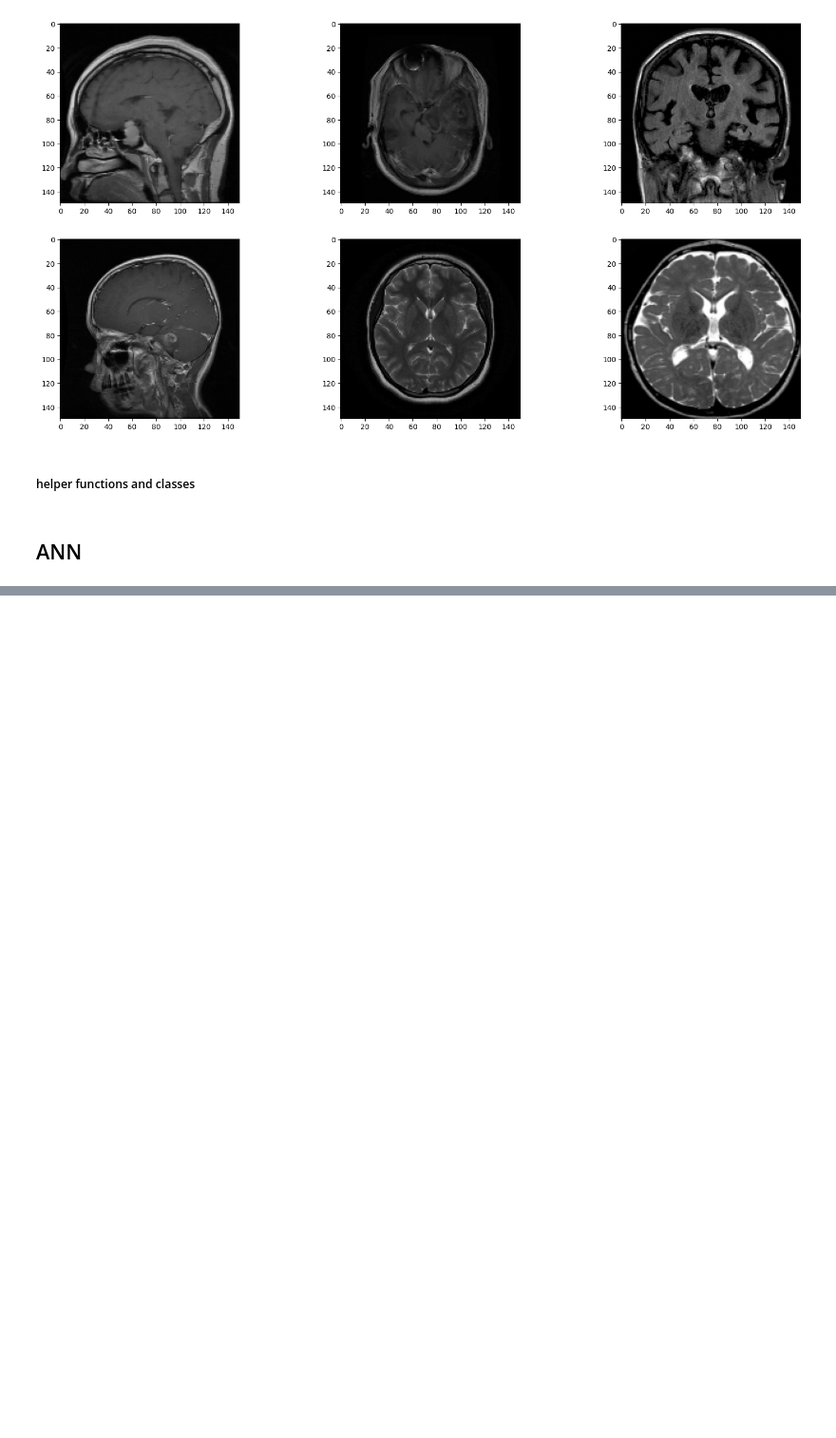
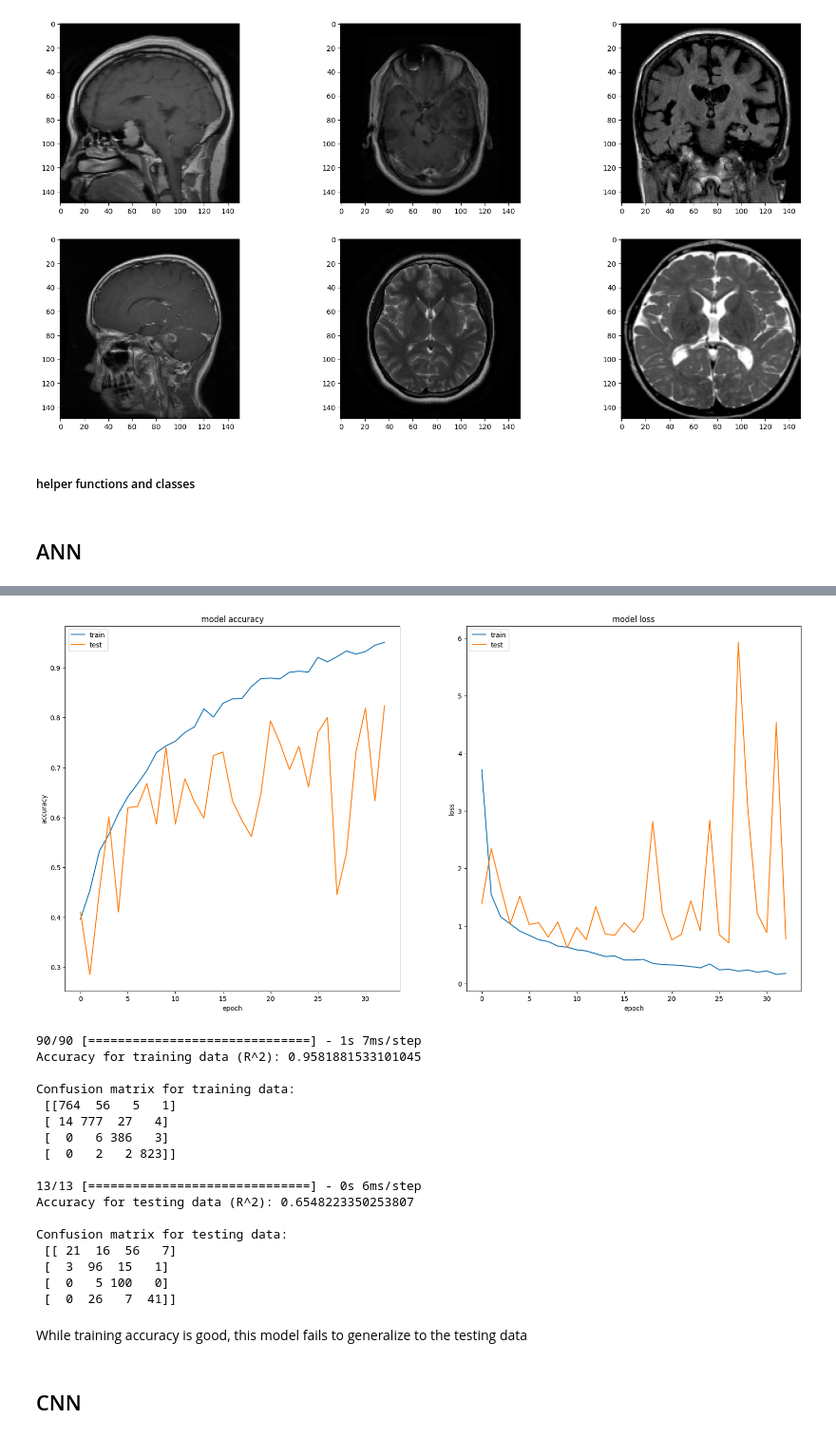
Before and after one commit to Layth17/mri_analysis, a Jupyter notebook: neural_networks.ipynb, the cells around one changed output, grey strips where cells are left out. Shown at 95% size. Drawn from its saved outputs; the diff is of its cells as text; code cells hidden in the pictures; blank space fills up the shorter version.

```diff
--- a/neural_networks.ipynb
+++ b/neural_networks.ipynb
@@ -118,17 +117,28 @@ class myCallback(tf.keras.callbacks.Callback):
             print(f"\nReached {self.target_accuracy * 100}% accuracy so cancelling training!")
             self.model.stop_training = True
 # %%
-def graph_accuracy(history):
+def graph_accuracy_and_loss(history):
   # list all data in history
   # print(history.history.keys())
 
+  _, axes = plt.subplots(1, 2, figsize=(20,10))
+
   # summarize history for accuracy
-  plt.plot(history.history['accuracy'])
-  plt.plot(history.history['val_accuracy'])
-  plt.title('model accuracy')
-  plt.ylabel('accuracy')
-  plt.xlabel('epoch')
-  plt.legend(['train', 'test'], loc='upper left')
+  axes[0].plot(history.history['accuracy'])
+  axes[0].plot(history.history['val_accuracy'])
+  axes[0].set_title('model accuracy')
+  axes[0].set_ylabel('accuracy')
+  axes[0].set_xlabel('epoch')
+  axes[0].legend(['train', 'test'], loc='upper left')
+
+  # summarize history for loss
+  axes[1].plot(history.history['loss'])
+  axes[1].plot(history.history['val_loss'])
+  axes[1].set_title('model loss')
+  axes[1].set_ylabel('loss')
+  axes[1].set_xlabel('epoch')
+  axes[1].legend(['train', 'test'], loc='upper left')
+
   plt.show()
 
   return None
@@ -145,5 +145,5 @@ def graph_loss(history):
 # %%
-def model_accuracy(model, Xtrain, ytrain, Xtest, ytest):
+def model_accuracy_and_confusion_matrix(model, Xtrain, ytrain, Xtest, ytest):
   ypred_train        = model.predict(Xtrain)
   ypred_train        = np.argmax(ypred_train, axis=1)
   accuracy_train     = accuracy_score(ytrain, ypred_train)
@@ -193,3 +193,16 @@ Total params: 8650596 (33.00 MB)
 Trainable params: 8650596 (33.00 MB)
 Non-trainable params: 0 (0.00 Byte)
 _________________________________________________________________
+# %%
+EPOCHS=100 # epochs = iterations
+BATCH_SIZE=32
+TARGET_ACC=0.95
+callbacks = myCallback(target_accuracy=TARGET_ACC)
+a_history = a_model.fit(X_train_flat, y_train,
+                        validation_split=.15,
+                        callbacks=[callbacks],
+                        epochs=EPOCHS,
+                        batch_size=BATCH_SIZE,
+                        verbose=1)
+
+print(f"\nYour model reached the desired accuracy of after {len(a_history.epoch)} epochs")
@@ -195,0 +227,26 @@ _________________________________________________________________
+# %%
+graph_accuracy_and_loss(history=a_history)
+model_accuracy_and_confusion_matrix(a_model, X_train_flat, y_train, X_test_flat, y_test)
+# %% [output]
+[figure, added]
+90/90 [==============================] - 1s 7ms/step
+Accuracy for training data (R^2): 0.9581881533101045
+
+Confusion matrix for training data:
+ [[764  56   5   1]
+ [ 14 777  27   4]
+ [  0   6 386   3]
+ [  0   2   2 823]]
+
+13/13 [==============================] - 0s 6ms/step
+Accuracy for testing data (R^2): 0.6548223350253807
+
+Confusion matrix for testing data:
+ [[ 21  16  56   7]
+ [  3  96  15   1]
+ [  0   5 100   0]
+ [  0  26   7  41]]
+# %% [markdown]
+While training accuracy is good, this model fails to generalize to the testing data
+# %% [markdown]
+## CNN
```
Also changed, not shown: parts of 11 cells of this notebook.
